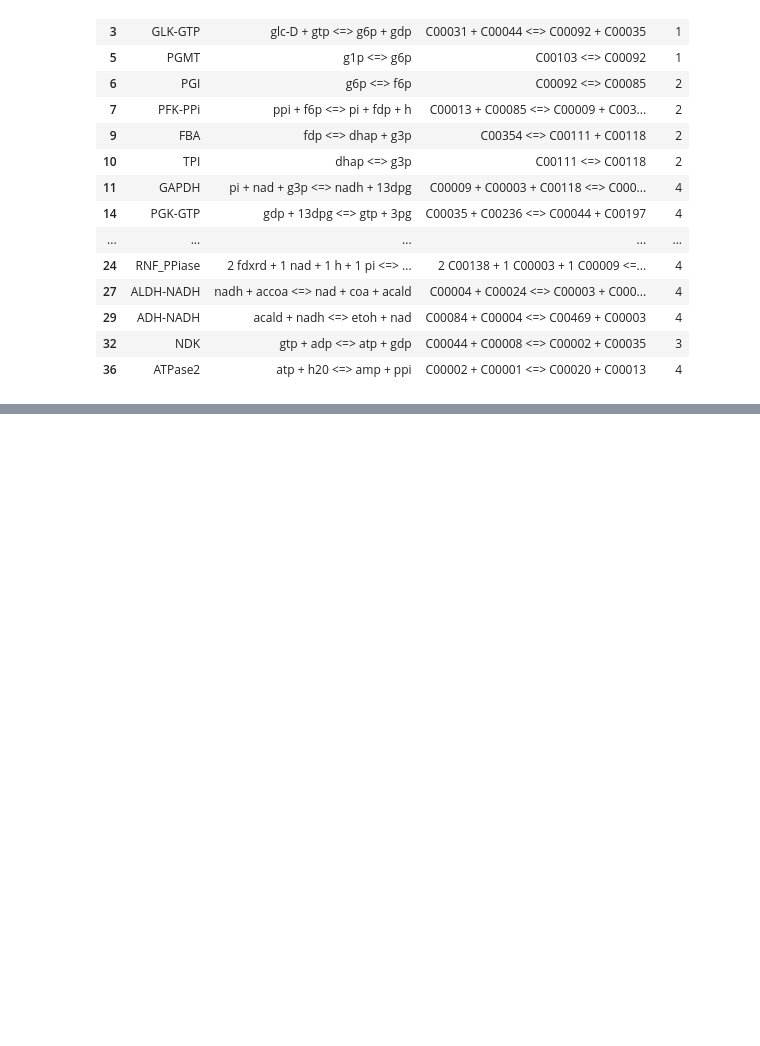
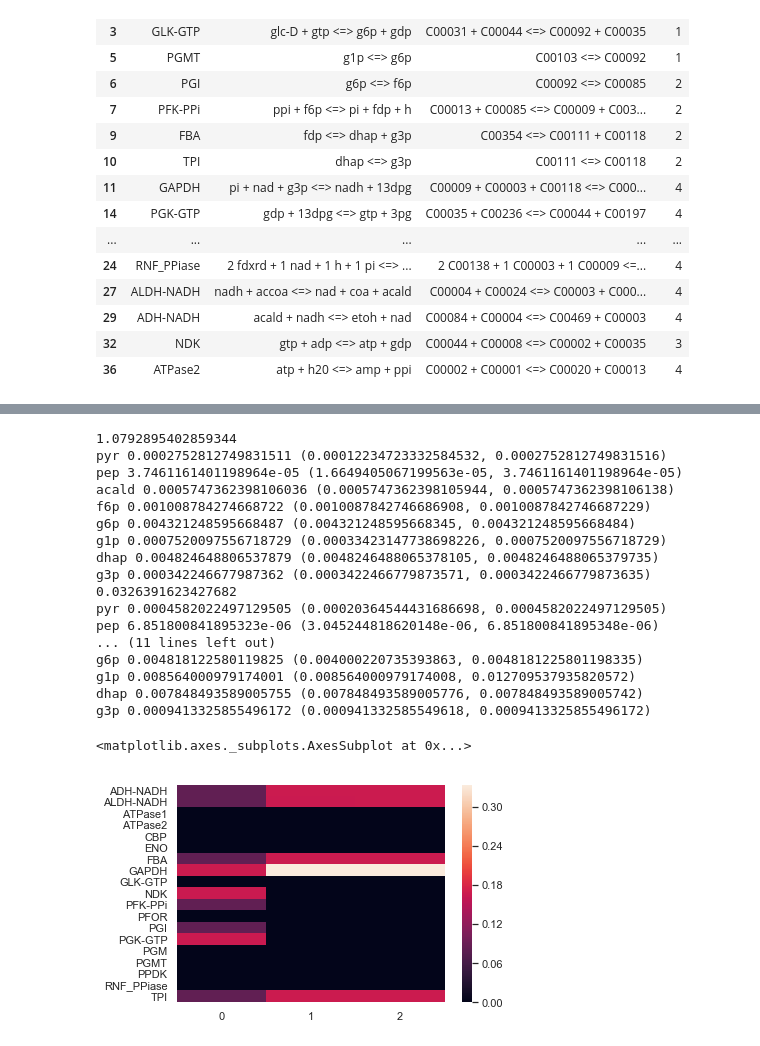
Before and after one commit to satyakamdash/Ctherm_thermo, a Jupyter notebook: Met_sensitivity_v2.ipynb, the cells around one changed output, grey strips where cells are left out. Cells and saved outputs as stored; diff of their text form; code cells hidden in the pictures; blank space fills up the shorter version.

```diff
--- a/Met_sensitivity_v2.ipynb
+++ b/Met_sensitivity_v2.ipynb
@@ -183 +235,25 @@ def bounds_to_df(compounds, bounds):
+# %%
+for j, cpd in Met_bound.iterrows():
+    for i, cpd in Met_bound.iterrows():  # reset bounds at the start of each iteration
+        print(" ")
+        print(cpd['KEGG_ID'], end='')
+        for sm in range(12): # divide the samples into datasets
+            if sm < 6:
+                smple = 'A'
+            else:
+                smple = 'B'
+            if (sm)%3==0:
+                tym = 2
+            elif (sm)%3==1:
+                tym = 5
+            else:
+                tym = 9
+            if sm<3 or (sm<9 and sm>5):
+                rep = 1
+            else:
+                rep = 2
+            try:
+                print(all_data[sm][cpd['KEGG_ID']]['mdf'], end='')
+            except:
+                print (" ")
 # %%
@@ -272,0 +342,40 @@ A 9 2 -8.143766050169198
+# %%
+import matplotlib.pyplot as plt
+import seaborn as sns
+sns.set()
+fng_data={}
+for t in range(3):
+    fng_data[t]={}
+    for r in all_data[t]['mdf'].reaction_data:
+        fng_data[t].update({r.reaction.reaction_id: float(r.shadow_price)})
+    k=0
+    print(all_data[t]['mdf'].mdf)
+    tem_c = all_data[t]['mdf'].compound_data
+    for c in tem_c:
+        if ktaDict[c.compound] in ["g6p", "f6p","g1p", "pyr","pep","dhap","g3p","acald"]:
+            print(ktaDict[c.compound], (c.concentration),all_data[t]['conc'][k])
+        #elif all_data[t]['conc'][k][1] >= all_data[t]['mdf'].model.concentration_bounds.GetBoundTuple(c.compound)[1]:
+            #print(c.compound, all_data[t]['mdf'].model.concentration_bounds.GetBoundTuple(c.compound),all_data[t]['conc'][k])
+        k=k+1
+df = pd.DataFrame.from_dict(fng_data)
+sns.heatmap(df)
+# %% [output]
+1.0792895402859344
+pyr 0.0002752812749831511 (0.00012234723332584532, 0.0002752812749831516)
+pep 3.7461161401198964e-05 (1.6649405067199563e-05, 3.7461161401198964e-05)
+acald 0.0005747362398106036 (0.0005747362398105944, 0.0005747362398106138)
+f6p 0.001008784274668722 (0.0010087842746686908, 0.0010087842746687229)
+g6p 0.004321248595668487 (0.004321248595668345, 0.004321248595668484)
+g1p 0.0007520097556718729 (0.00033423147738698226, 0.0007520097556718729)
+dhap 0.004824648806537879 (0.0048246488065378105, 0.0048246488065379735)
+g3p 0.000342246677987362 (0.0003422466779873571, 0.0003422466779873635)
+0.0326391623427682
+pyr 0.0004582022497129505 (0.00020364544431686698, 0.0004582022497129505)
+pep 6.851800841895323e-06 (3.045244818620148e-06, 6.851800841895348e-06)
+... (11 lines left out)
+g6p 0.004818122580119825 (0.004000220735393863, 0.0048181225801198335)
+g1p 0.008564000979174001 (0.008564000979174008, 0.012709537935820572)
+dhap 0.007848493589005755 (0.007848493589005776, 0.007848493589005742)
+g3p 0.0009413325855496172 (0.000941332585549618, 0.0009413325855496172)
+<matplotlib.axes._subplots.AxesSubplot at 0x...>
+[figure, added]
```
Also changed, not shown: parts of 10 cells of this notebook, 12 other files.
